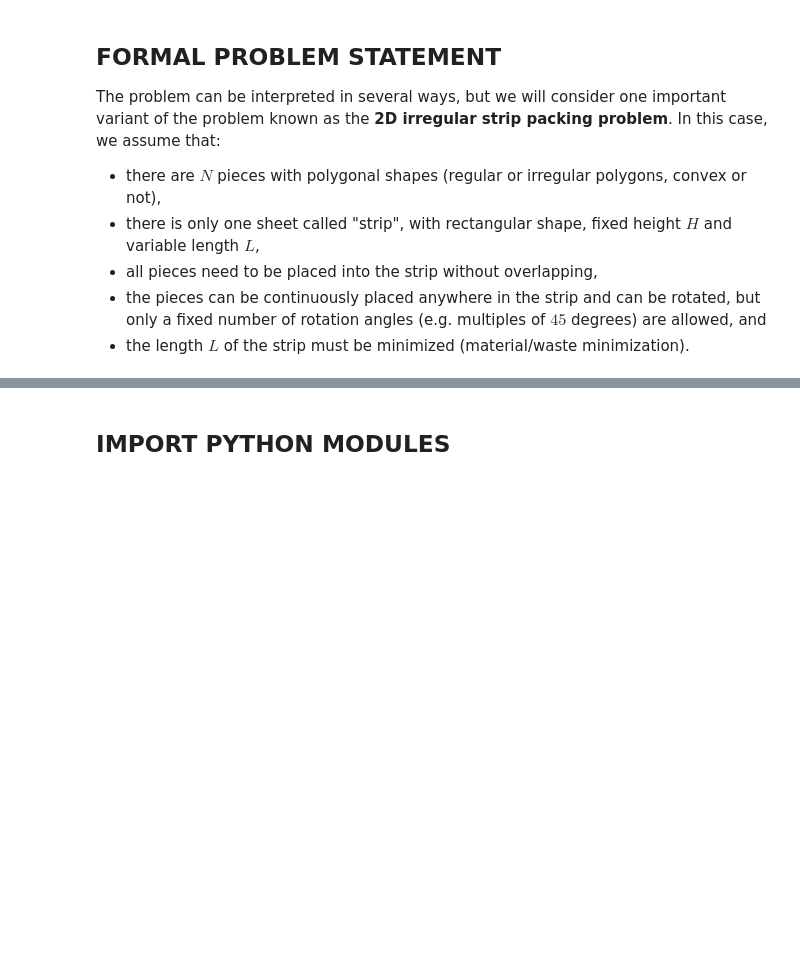
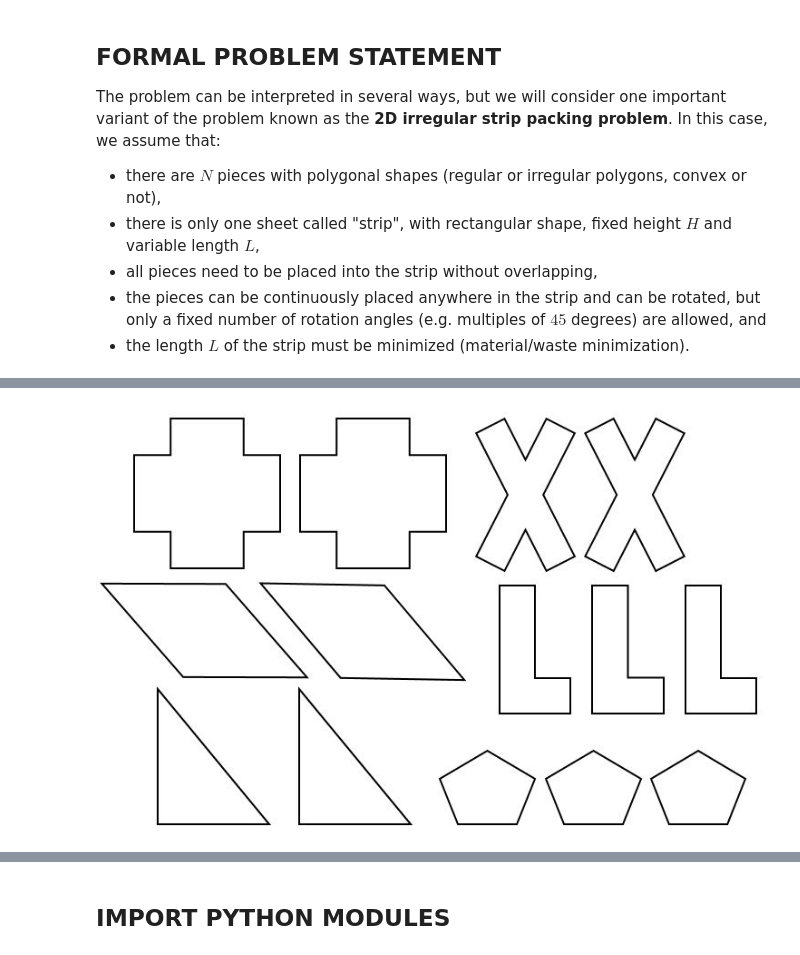
Before and after one commit to SEQUOIA-Demonstrators/TRUMPF, a Jupyter notebook: demonstrator.ipynb, the cells around one changed output, grey strips where cells are left out. Saved outputs shown, nothing was run; the diff lists cells and outputs as text; code cells hidden in the pictures; blank space fills up the shorter version.

```diff
--- a/demonstrator.ipynb
+++ b/demonstrator.ipynb
@@ -21,0 +31,4 @@ The problem can be interpreted in several ways, but we will consider one importa
+# %%
+Image(filename='illustration-set-of-pieces.JPG')
+# %% [output]
+[figure, added]
```
Also changed, not shown: parts of 31 cells of this notebook, 1 other file.
